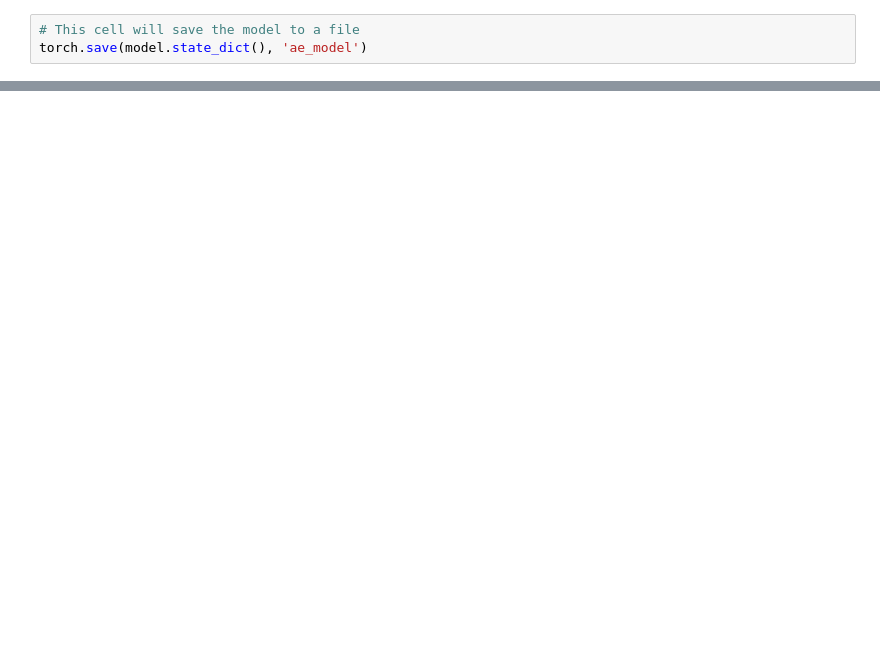
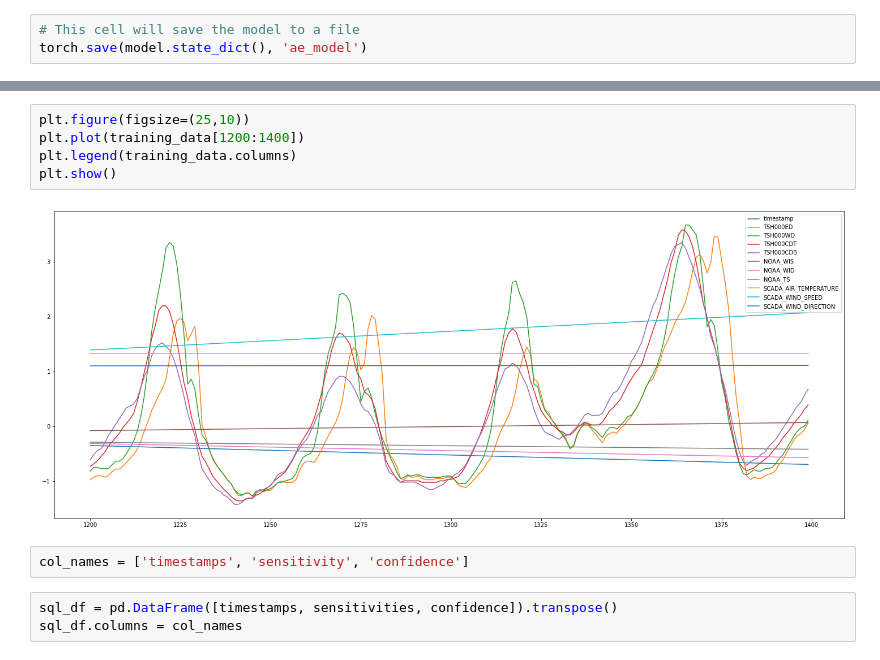
Before and after one commit to ChrisMott97/Structural-Health-Monitoring-Group-Project, a Jupyter notebook: auto-encoder/auto_encoder.ipynb, the cells around one changed output, grey strips where cells are left out. Drawn from its saved outputs; the diff is of its cells as text; blank space fills up the shorter version.

```diff
--- a/auto-encoder/auto_encoder.ipynb
+++ b/auto-encoder/auto_encoder.ipynb
@@ -204,0 +236,12 @@ plt.show()
+# %%
+plt.figure(figsize=(25,10))
+plt.plot(training_data[1200:1400])
+plt.legend(training_data.columns)
+plt.show()
+# %% [output]
+[figure, added]
+# %%
+col_names = ['timestamps', 'sensitivity', 'confidence']
+# %%
+sql_df = pd.DataFrame([timestamps, sensitivities, confidence]).transpose()
+sql_df.columns = col_names
```
Also changed, not shown: parts of 20 cells of this notebook, 1 other file.
